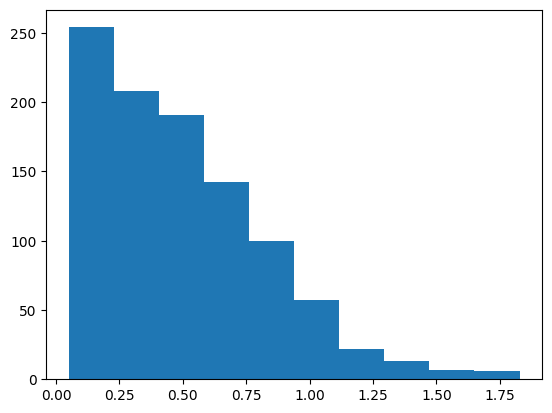
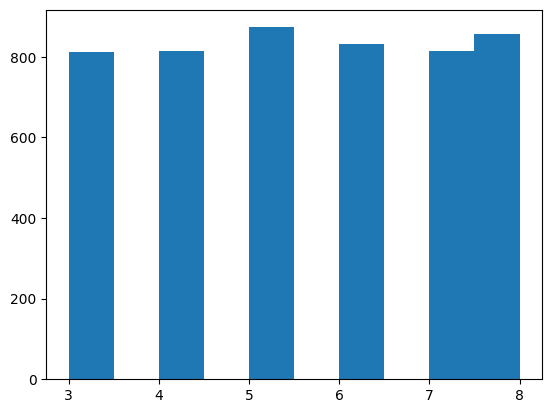
The notebook cell's code change between the first figure and the second:
--- before
+++ after
@@ -1 +1 @@
-plt.hist([uc.shape.size[1] for uc in result.unit_cells])
+plt.hist([uc.shape.n for uc in result.unit_cells])

Commit: ConvexQuads and trapezoids are implemented. All Samplers for existing shapes are created.